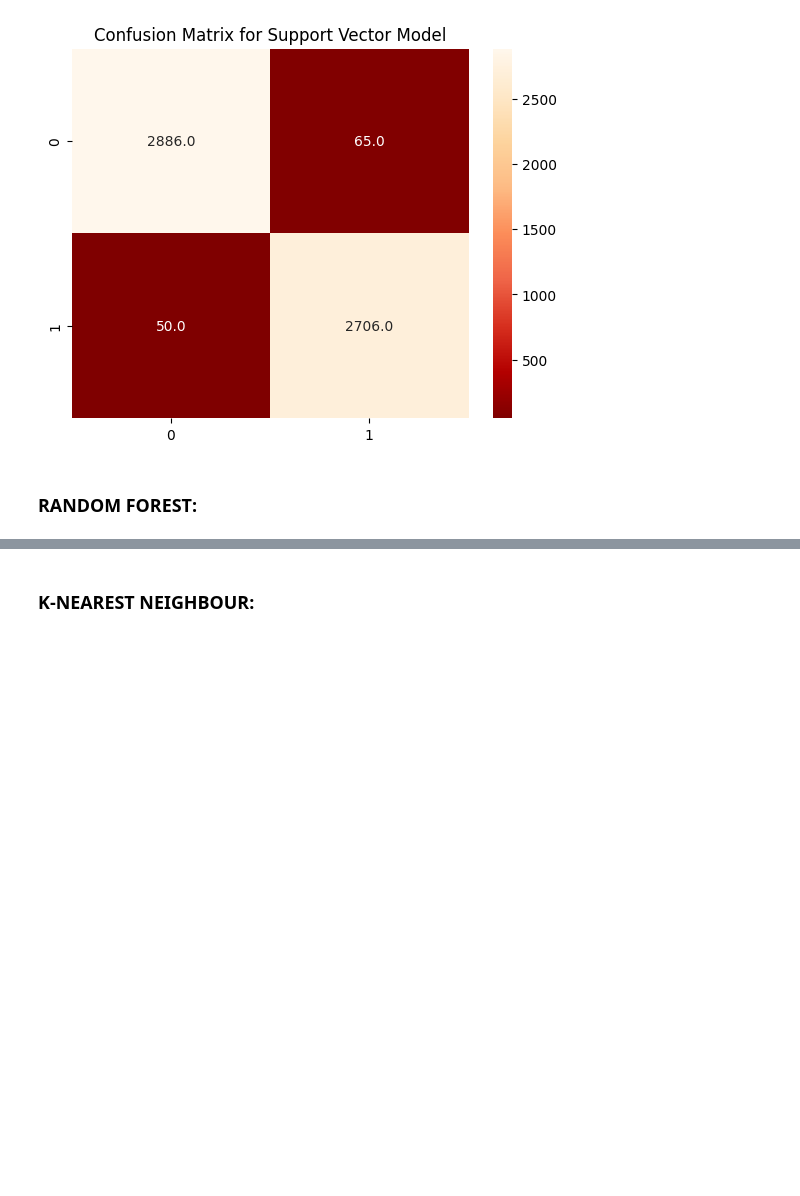
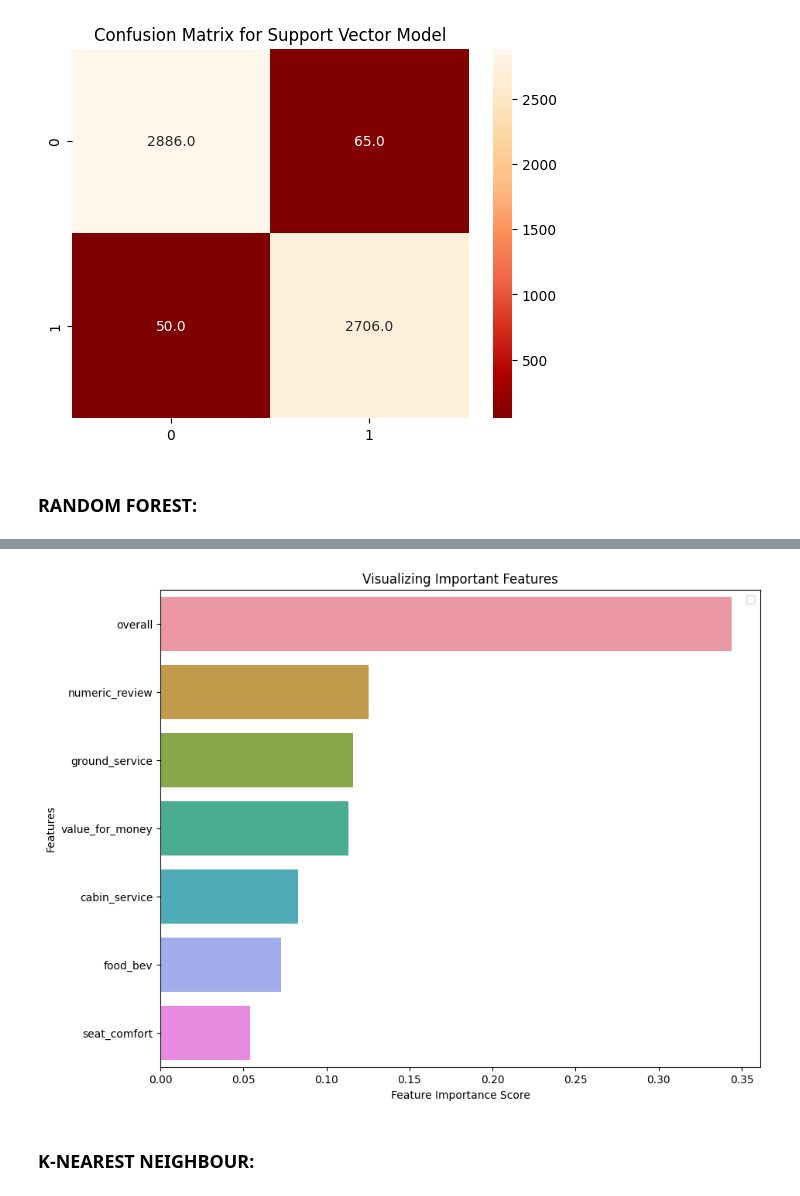
Before and after one commit to VHP2305/Classification-Capstone, a Jupyter notebook: Airline_Passenger_referral_prediction.ipynb, the cells around one changed output, grey strips where cells are left out. Cells and saved outputs as stored; diff of their text form; code cells hidden in the pictures; blank space fills up the shorter version.

```diff
--- a/Airline_Passenger_referral_prediction.ipynb
+++ b/Airline_Passenger_referral_prediction.ipynb
@@ -1170,3 +1169,18 @@ Text(0.5, 1.0, 'Confusion Matrix for Random Forest  Model')
 [figure]
 # %%
 metrics_df=add_metrics_details("Random Forest",y_test,predicted,metrics_df)
+# %%
+feature_imp1 = pd.Series(rf.feature_importances_,index=X_test.columns).sort_values(ascending=False)[:7]
+
+plt.figure(figsize=(10,8))
+
+# Creating a bar plot
+sns.barplot(x=feature_imp1, y=feature_imp1.index)
+
+# Add labels to your graph
+plt.xlabel('Feature Importance Score')
+plt.ylabel('Features')
+plt.title("Visualizing Important Features")
+plt.legend()
+plt.show()
+# %% [output]
@@ -1173,3 +1188,4 @@ metrics_df=add_metrics_details("Random Forest",y_test,predicted,metrics_df)
+[figure, added]
 # %% [markdown]
 ### **K-NEAREST NEIGHBOUR:**
 # %%
```
Also changed, not shown: parts of 40 cells of this notebook.
